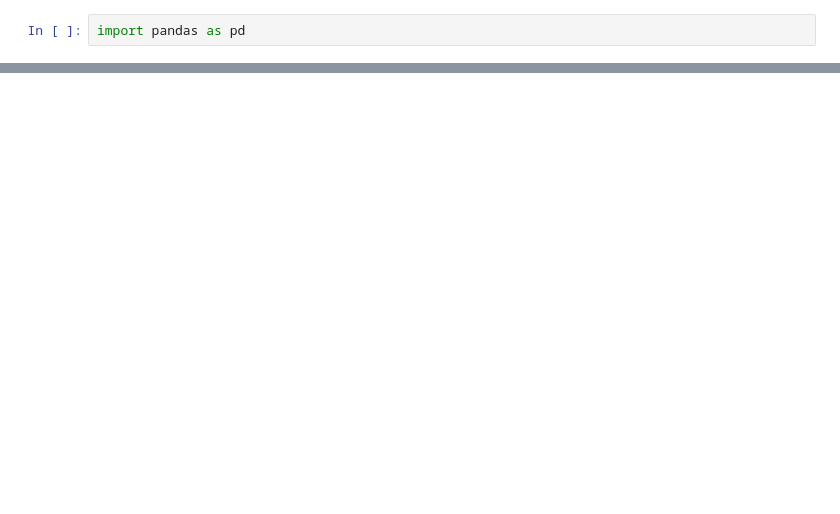
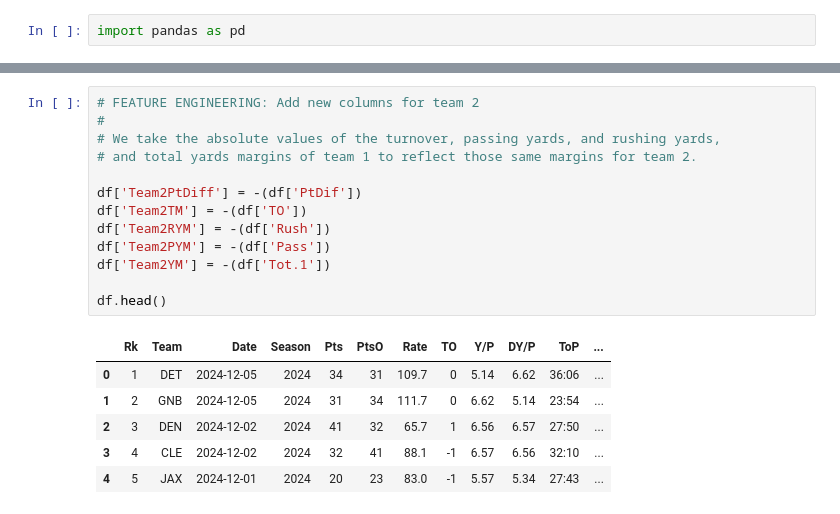
Before and after one commit to pi2chen/nfl-predictions, a Jupyter notebook: nfl_predict.ipynb, the cells around one changed output, grey strips where cells are left out. Drawn from its saved outputs; the diff is of its cells as text; blank space fills up the shorter version.

```diff
--- a/nfl_predict.ipynb
+++ b/nfl_predict.ipynb
@@ -49,0 +28,20 @@ df = add_rolling_averages(df, columns=columns_to_average, window=10)
+# %%
+# FEATURE ENGINEERING: Add new columns for team 2
+#
+# We take the absolute values of the turnover, passing yards, and rushing yards,
+# and total yards margins of team 1 to reflect those same margins for team 2.
+
+df['Team2PtDiff'] = -(df['PtDif'])
+df['Team2TM'] = -(df['TO'])
+df['Team2RYM'] = -(df['Rush'])
+df['Team2PYM'] = -(df['Pass'])
+df['Team2YM'] = -(df['Tot.1'])
+
+df.head()
+# %% [output]
+|  | Rk | Team | Date | Season | Pts | PtsO | Rate | TO | Y/P | DY/P | ToP | ... |
+| 0 | 1 | DET | 2024-12-05 | 2024 | 34 | 31 | 109.7 | 0 | 5.14 | 6.62 | 36:06 | ... |
+| 1 | 2 | GNB | 2024-12-05 | 2024 | 31 | 34 | 111.7 | 0 | 6.62 | 5.14 | 23:54 | ... |
+| 2 | 3 | DEN | 2024-12-02 | 2024 | 41 | 32 | 65.7 | 1 | 6.56 | 6.57 | 27:50 | ... |
+| 3 | 4 | CLE | 2024-12-02 | 2024 | 32 | 41 | 88.1 | -1 | 6.57 | 6.56 | 32:10 | ... |
+| 4 | 5 | JAX | 2024-12-01 | 2024 | 20 | 23 | 83.0 | -1 | 5.57 | 5.34 | 27:43 | ... |
```
Also changed, not shown: parts of 29 cells of this notebook, 1 other file.
